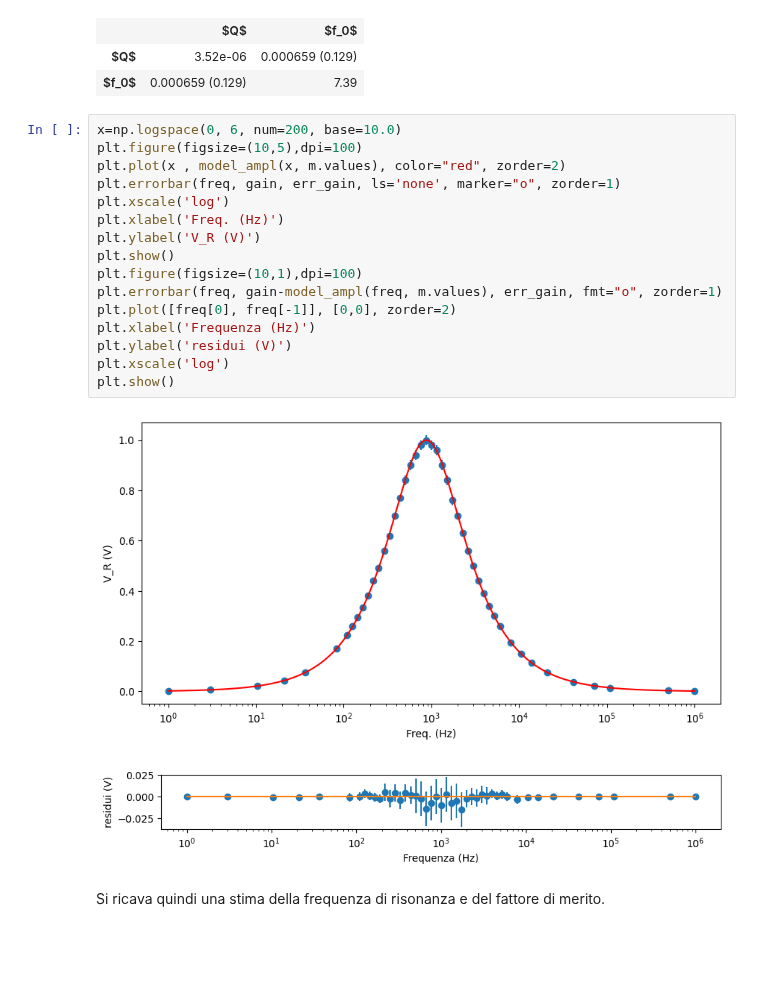
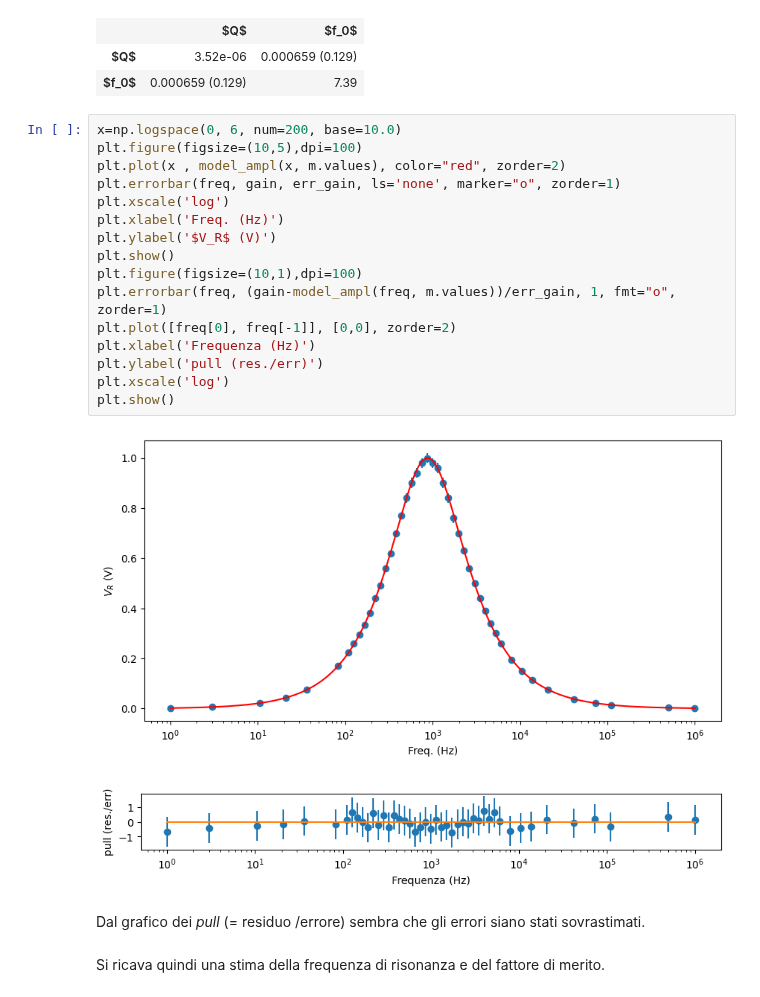
Before and after one commit to lucalista/analisi-dati-2023, a Jupyter notebook: 15.02.00_Studio_circuito_RLC_con_fit_combinato.ipynb, the cells around one changed output. Saved outputs shown, nothing was run; the diff lists cells and outputs as text; blank space fills up the shorter version.

```diff
--- a/15.02.00_Studio_circuito_RLC_con_fit_combinato.ipynb
+++ b/15.02.00_Studio_circuito_RLC_con_fit_combinato.ipynb
@@ -116,22 +105,24 @@ m.migrad()
 # %%
 x=np.logspace(0, 6, num=200, base=10.0)
 plt.figure(figsize=(10,5),dpi=100)
 plt.plot(x , model_ampl(x, m.values), color="red", zorder=2)
 plt.errorbar(freq, gain, err_gain, ls='none', marker="o", zorder=1)
 plt.xscale('log')
 plt.xlabel('Freq. (Hz)')
-plt.ylabel('V_R (V)')
+plt.ylabel('$V_R$ (V)')
 plt.show()
 plt.figure(figsize=(10,1),dpi=100)
-plt.errorbar(freq, gain-model_ampl(freq, m.values), err_gain, fmt="o", zorder=1)
+plt.errorbar(freq, (gain-model_ampl(freq, m.values))/err_gain, 1, fmt="o", zorder=1)
 plt.plot([freq[0], freq[-1]], [0,0], zorder=2)
 plt.xlabel('Frequenza (Hz)')
-plt.ylabel('residui (V)')
+plt.ylabel('pull (res./err)')
 plt.xscale('log')
 plt.show()
 # %% [output]
 [figure]
-[figure, old version]
+[figure, new version]
+# %% [markdown]
+Dal grafico dei *pull* (= residuo /errore) sembra che gli errori siano stati sovrastimati.
 # %% [markdown]
 Si ricava quindi una stima della frequenza di risonanza e del fattore di merito.
 # %%
```
Also changed, not shown: parts of 8 cells of this notebook.
